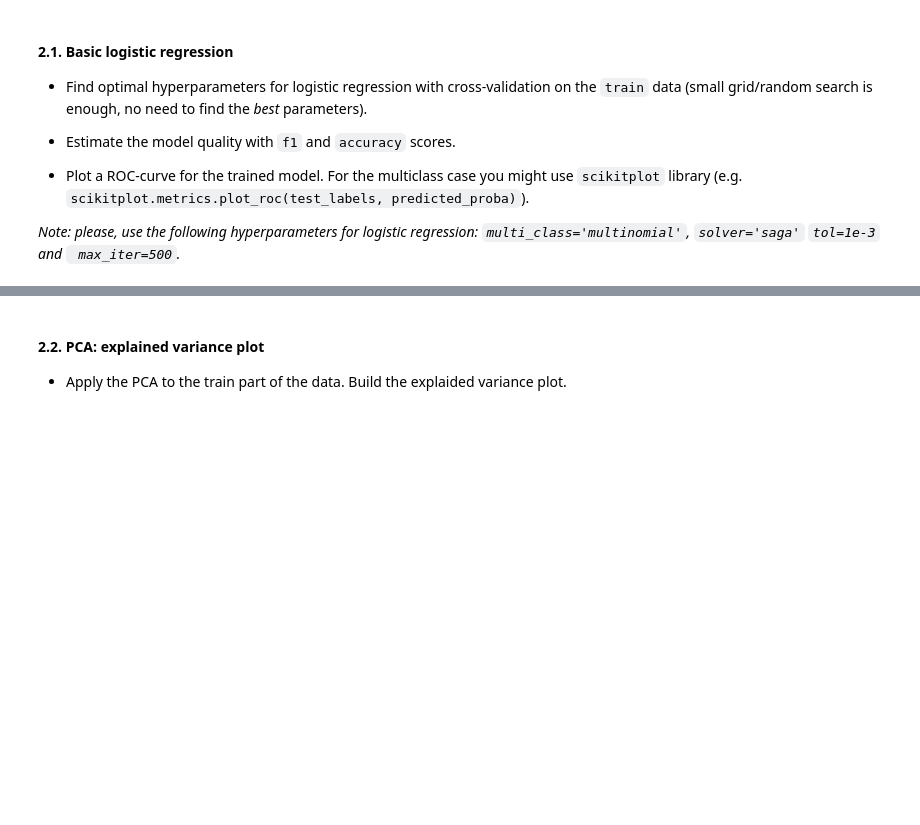
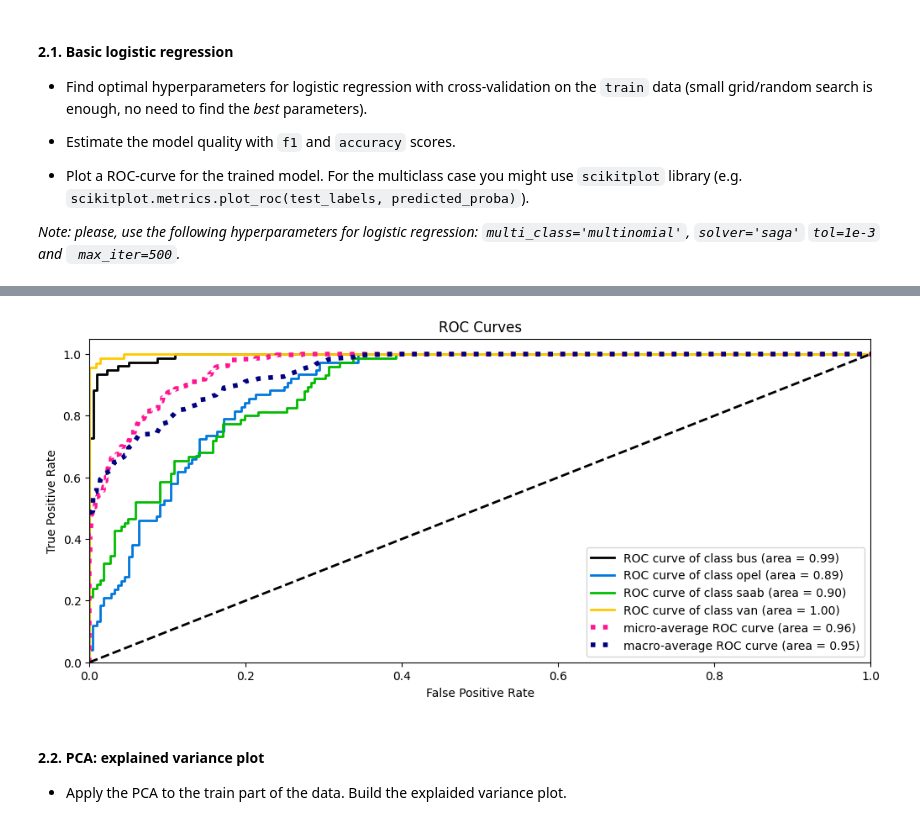
Before and after one commit to featztex/ml-course, a Jupyter notebook: lab1/lab01_part2_ml_pipeline.ipynb, the cells around one changed output, grey strips where cells are left out. Cells and saved outputs as stored; diff of their text form; code cells hidden in the pictures; blank space fills up the shorter version.

```diff
--- a/lab1/lab01_part2_ml_pipeline.ipynb
+++ b/lab1/lab01_part2_ml_pipeline.ipynb
@@ -148,15 +131,14 @@ log_reg = LogisticRegression(
 )
 
 params = {
-    'penalty': ['l1', 'l2', 'elasticnet'],
-    'C': [100, 10, 1, 0.1, 0.01]
+    'penalty': ['l1', 'l2'],
+    'C': [1000, 500, 250, 100, 50]
 }
 
 gs = GridSearchCV(
     estimator=log_reg,
     param_grid=params,
-    cv=5,
-    scoring='f1'
+    scoring='f1_macro'
 )
 # %%
 gs.fit(X_train, y_train)
@@ -183,9 +147,0 @@ TypeError: unsupported operand type(s) for -: 'int' and 'NoneType'
-# %%
-from sklearn.metrics import f1_score
-log_reg.fit(X_train, y_train)
-
-preds_train = log_reg.predict_proba(X_train)[:, 1]
-preds_test = log_reg.predict_proba(X_test)[:, 1]
-
-print(f"Train score: {f1_score(y_train, preds_train)}")
-print(f"Test score: {f1_score(y_test, preds_test)}")
@@ -193,0 +148,12 @@ ValueError: Classification metrics can't handle a mix of multiclass and continuo
+# %%
+log_reg_opt = LogisticRegressionCV(
+    multi_class='multinomial',
+    solver='saga',
+    tol=1e-3,
+    max_iter=500,
+    Cs=gs.best_params_['C'],
+    penalty=gs.best_params_['penalty'],
+    cv=10
+)
+# %%
+log_reg_opt.fit(X_train, y_train)
@@ -200,3 +196,11 @@ ValueError: Classification metrics can't handle a mix of multiclass and continuo
+# %%
+from scikitplot.metrics import plot_roc
+
+y_probas = log_reg_opt.predict_proba(X_test)
+plot_roc(y_test, y_probas, figsize=(12, 5))
+plt.show()
+# %% [output]
+[figure, added]
 # %% [markdown]
 #### 2.2. PCA: explained variance plot
 * Apply the PCA to the train part of the data. Build the explaided variance plot.
```
Also changed, not shown: parts of 56 cells of this notebook.
